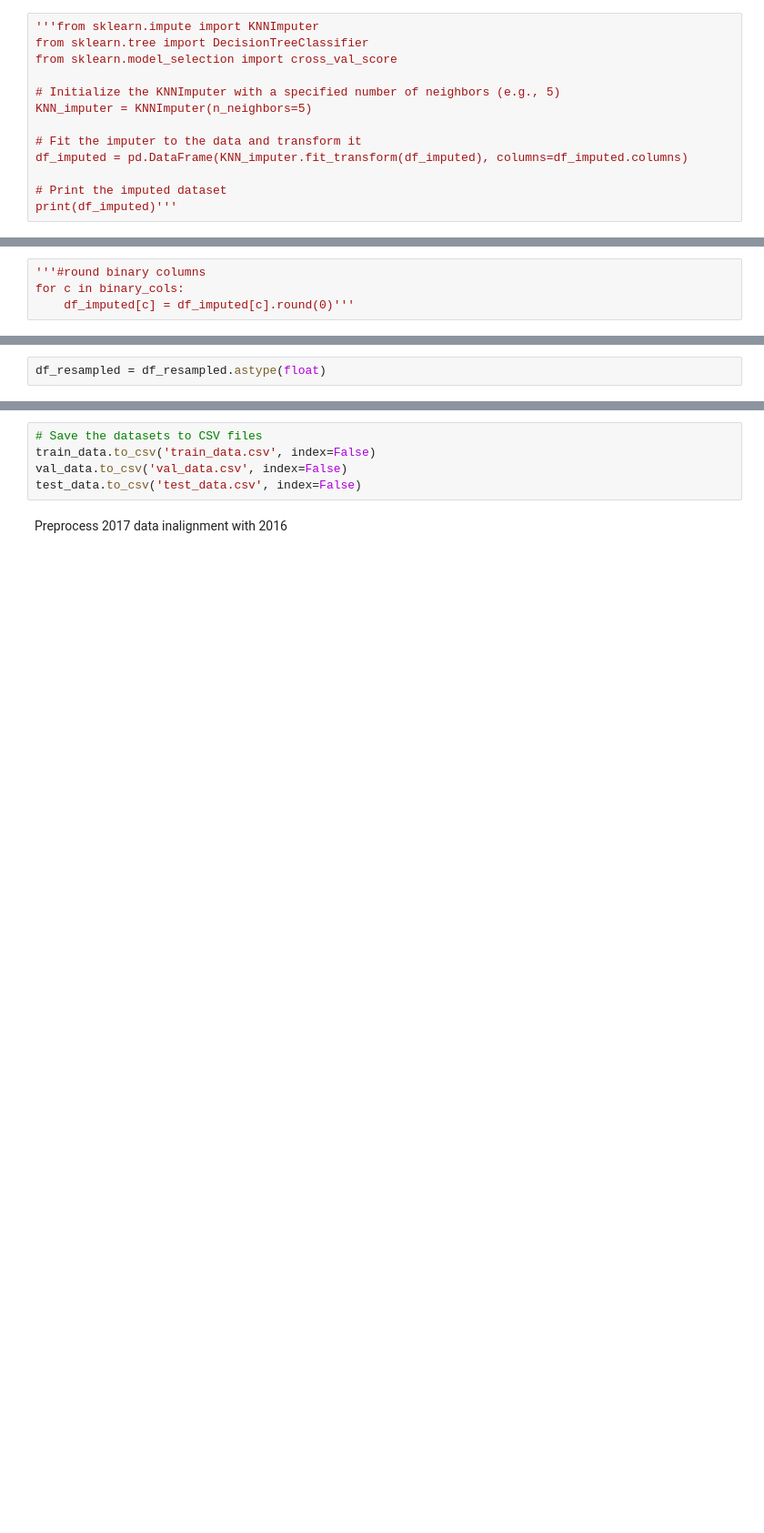
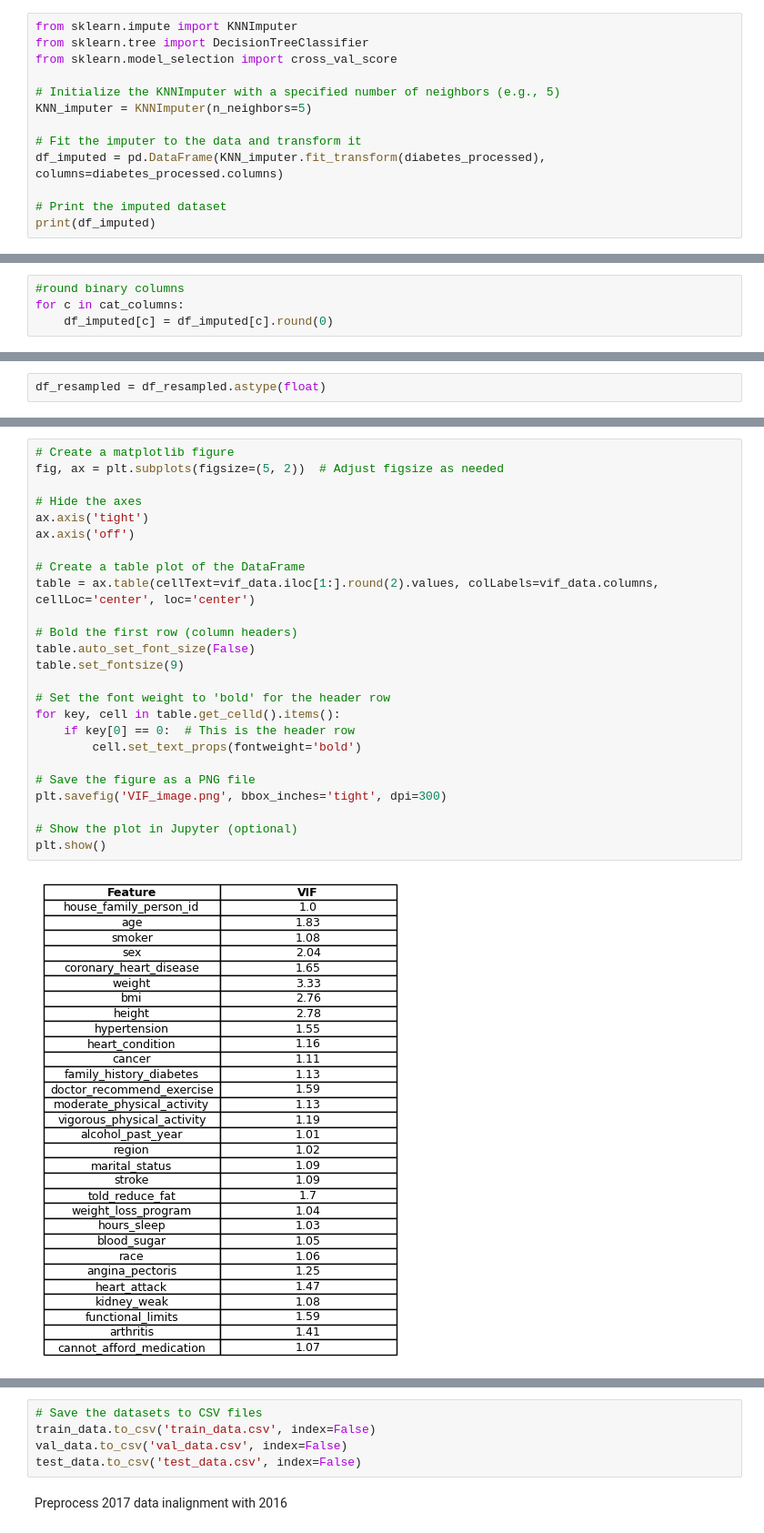
Before and after one commit to mihika-jain/diabetesAnalysis, a Jupyter notebook: dslc_documentation/01_cleaning.ipynb, the cells around one changed output, grey strips where cells are left out. Shown at 91% size. Drawn from its saved outputs; the diff is of its cells as text; blank space fills up the shorter version.

```diff
--- a/dslc_documentation/01_cleaning.ipynb
+++ b/dslc_documentation/01_cleaning.ipynb
@@ -466,7 +350,7 @@ df_imputed = prepare_data.categories_oneHot(df_imputed, ["race"], True,
 # %% [markdown]
 Impute using KNN Imputer
 # %%
-'''from sklearn.impute import KNNImputer
+from sklearn.impute import KNNImputer
 from sklearn.tree import DecisionTreeClassifier
 from sklearn.model_selection import cross_val_score
 
@@ -474,10 +358,10 @@ from sklearn.model_selection import cross_val_score
 KNN_imputer = KNNImputer(n_neighbors=5)
 
 # Fit the imputer to the data and transform it
-df_imputed = pd.DataFrame(KNN_imputer.fit_transform(df_imputed), columns=df_imputed.columns)
+df_imputed = pd.DataFrame(KNN_imputer.fit_transform(diabetes_processed), columns=diabetes_processed.columns)
 
 # Print the imputed dataset
-print(df_imputed)'''
+print(df_imputed)
 # %% [output]
        house_family_person_id  diabetes   age  smoker  sex  \
 0                     10201.0       0.0  24.0     0.0  1.0
@@ -499,5 +383,5 @@ print(df_imputed)'''
 # %%
-'''#round binary columns
-for c in binary_cols:
-    df_imputed[c] = df_imputed[c].round(0)'''
+#round binary columns
+for c in cat_columns:
+    df_imputed[c] = df_imputed[c].round(0)
 # %%
@@ -624,3 +478,30 @@ print(vif_data)
+# %%
+# Create a matplotlib figure
+fig, ax = plt.subplots(figsize=(5, 2))  # Adjust figsize as needed
+
+# Hide the axes
+ax.axis('tight')
+ax.axis('off')
+
+# Create a table plot of the DataFrame
+table = ax.table(cellText=vif_data.iloc[1:].round(2).values, colLabels=vif_data.columns, cellLoc='center', loc='center')
+
+# Bold the first row (column headers)
+table.auto_set_font_size(False)
+table.set_fontsize(9)
+
+# Set the font weight to 'bold' for the header row
+for key, cell in table.get_celld().items():
+    if key[0] == 0:  # This is the header row
+        cell.set_text_props(fontweight='bold')
+
+# Save the figure as a PNG file
+plt.savefig('VIF_image.png', bbox_inches='tight', dpi=300)
+
+# Show the plot in Jupyter (optional)
+plt.show()
+# %% [output]
+[figure, added]
 # %%
 # Identify columns with mean above the threshold
 threshold = 10
```
Also changed, not shown: parts of 51 cells of this notebook, 36 other files.
